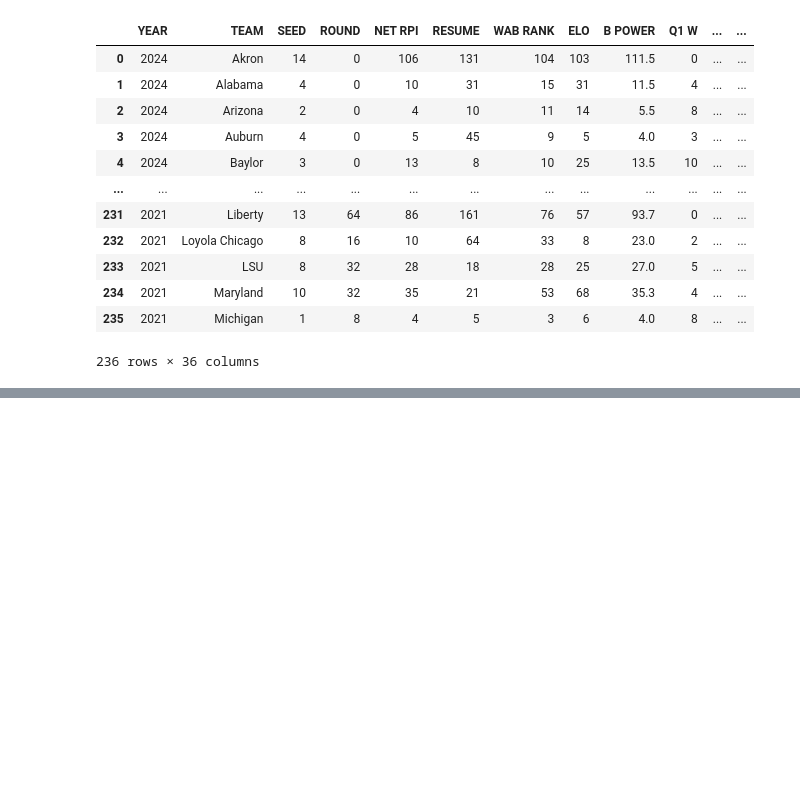
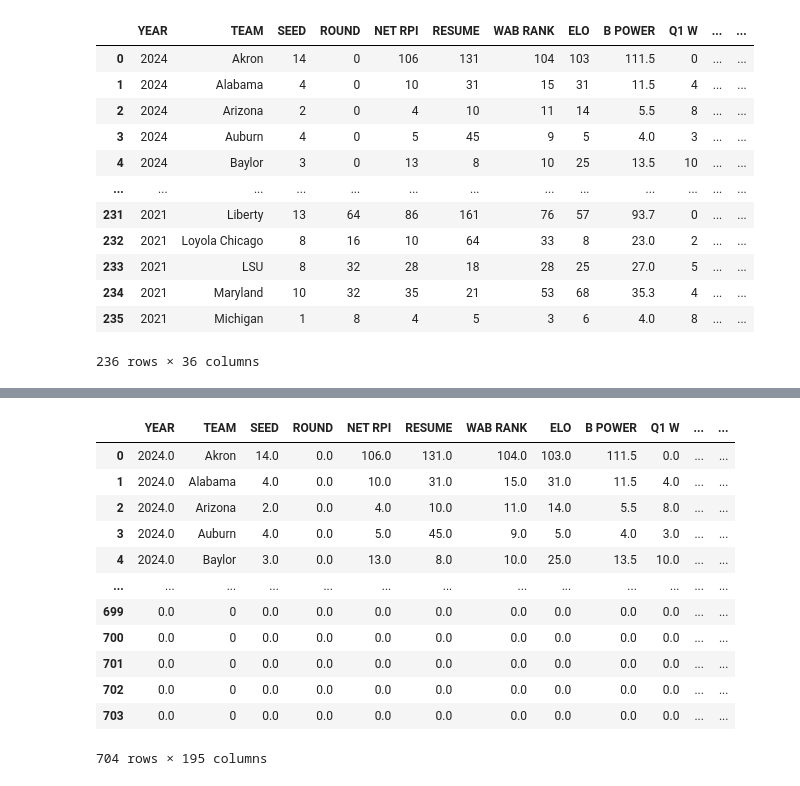
Before and after one commit to TGurke13/Final_Project, a Jupyter notebook: data_vis.ipynb, the cells around one changed output, grey strips where cells are left out. Cells and saved outputs as stored; diff of their text form; code cells hidden in the pictures; blank space fills up the shorter version.

```diff
--- a/data_vis.ipynb
+++ b/data_vis.ipynb
@@ -183,0 +239,18 @@ team_resume_results_encoded
+# %%
+# Change NaN to 0
+tourney_data = tourney_data.fillna(0)
+tourney_data
+# %% [output]
+|  | YEAR | TEAM | SEED | ROUND | NET RPI | RESUME | WAB RANK | ELO | B POWER | Q1 W | ... | ... |
+| 0 | 2024.0 | Akron | 14.0 | 0.0 | 106.0 | 131.0 | 104.0 | 103.0 | 111.5 | 0.0 | ... | ... |
+| 1 | 2024.0 | Alabama | 4.0 | 0.0 | 10.0 | 31.0 | 15.0 | 31.0 | 11.5 | 4.0 | ... | ... |
+| 2 | 2024.0 | Arizona | 2.0 | 0.0 | 4.0 | 10.0 | 11.0 | 14.0 | 5.5 | 8.0 | ... | ... |
+| 3 | 2024.0 | Auburn | 4.0 | 0.0 | 5.0 | 45.0 | 9.0 | 5.0 | 4.0 | 3.0 | ... | ... |
+| 4 | 2024.0 | Baylor | 3.0 | 0.0 | 13.0 | 8.0 | 10.0 | 25.0 | 13.5 | 10.0 | ... | ... |
+| ... | ... | ... | ... | ... | ... | ... | ... | ... | ... | ... | ... | ... |
+| 699 | 0.0 | 0 | 0.0 | 0.0 | 0.0 | 0.0 | 0.0 | 0.0 | 0.0 | 0.0 | ... | ... |
+| 700 | 0.0 | 0 | 0.0 | 0.0 | 0.0 | 0.0 | 0.0 | 0.0 | 0.0 | 0.0 | ... | ... |
+| 701 | 0.0 | 0 | 0.0 | 0.0 | 0.0 | 0.0 | 0.0 | 0.0 | 0.0 | 0.0 | ... | ... |
+| 702 | 0.0 | 0 | 0.0 | 0.0 | 0.0 | 0.0 | 0.0 | 0.0 | 0.0 | 0.0 | ... | ... |
+| 703 | 0.0 | 0 | 0.0 | 0.0 | 0.0 | 0.0 | 0.0 | 0.0 | 0.0 | 0.0 | ... | ... |
+704 rows × 195 columns
```
Also changed, not shown: parts of 23 cells of this notebook.
